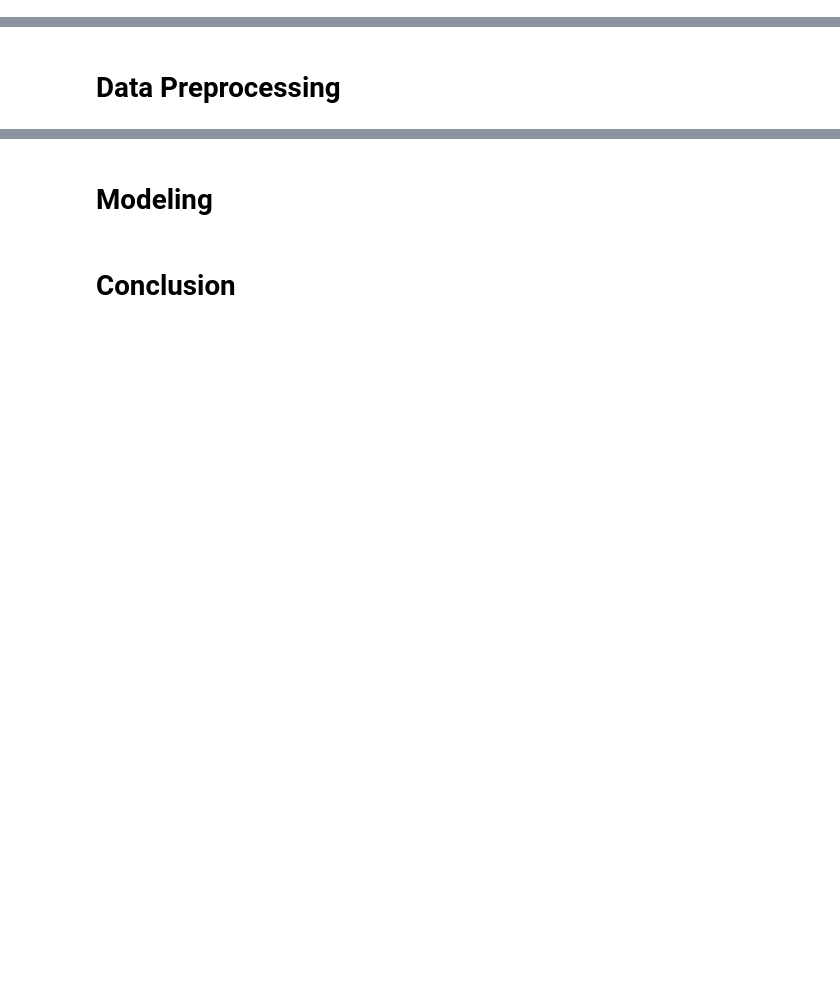
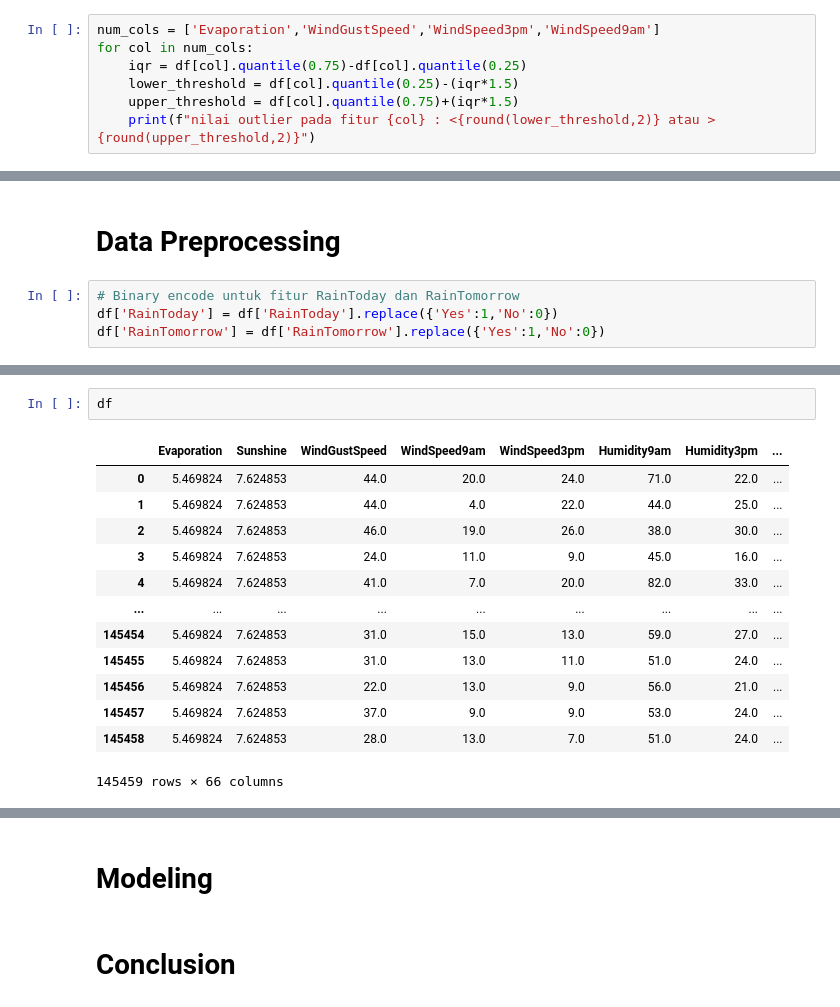
Before and after one commit to safiraauliar/FinalProject2-LogistikRegression-SVM-kelompok1, a Jupyter notebook: PYTN_KampusMerdeka_fp2.ipynb, the cells around one changed output, grey strips where cells are left out. Saved outputs shown, nothing was run; the diff lists cells and outputs as text; blank space fills up the shorter version.

```diff
--- a/PYTN_KampusMerdeka_fp2.ipynb
+++ b/PYTN_KampusMerdeka_fp2.ipynb
@@ -267,0 +399,7 @@ px.scatter(df.sample(5000), x='Temp3pm', y='Humidity3pm',
+# %%
+num_cols = ['Evaporation','WindGustSpeed','WindSpeed3pm','WindSpeed9am']
+for col in num_cols:
+    iqr = df[col].quantile(0.75)-df[col].quantile(0.25)
+    lower_threshold = df[col].quantile(0.25)-(iqr*1.5)
+    upper_threshold = df[col].quantile(0.75)+(iqr*1.5)
+    print(f"nilai outlier pada fitur {col} : <{round(lower_threshold,2)} atau >{round(upper_threshold,2)}")
@@ -268,2 +413,6 @@ px.scatter(df.sample(5000), x='Temp3pm', y='Humidity3pm',
 # %% [markdown]
 # Data Preprocessing
+# %%
+# Binary encode untuk fitur RainToday dan RainTomorrow
+df['RainToday'] = df['RainToday'].replace({'Yes':1,'No':0})
+df['RainTomorrow'] = df['RainTomorrow'].replace({'Yes':1,'No':0})
@@ -269,0 +455,16 @@ px.scatter(df.sample(5000), x='Temp3pm', y='Humidity3pm',
+# %%
+df
+# %% [output]
+|  | Evaporation | Sunshine | WindGustSpeed | WindSpeed9am | WindSpeed3pm | Humidity9am | Humidity3pm | ... |
+| 0 | 5.469824 | 7.624853 | 44.0 | 20.0 | 24.0 | 71.0 | 22.0 | ... |
+| 1 | 5.469824 | 7.624853 | 44.0 | 4.0 | 22.0 | 44.0 | 25.0 | ... |
+| 2 | 5.469824 | 7.624853 | 46.0 | 19.0 | 26.0 | 38.0 | 30.0 | ... |
+| 3 | 5.469824 | 7.624853 | 24.0 | 11.0 | 9.0 | 45.0 | 16.0 | ... |
+| 4 | 5.469824 | 7.624853 | 41.0 | 7.0 | 20.0 | 82.0 | 33.0 | ... |
+| ... | ... | ... | ... | ... | ... | ... | ... | ... |
+| 145454 | 5.469824 | 7.624853 | 31.0 | 15.0 | 13.0 | 59.0 | 27.0 | ... |
+| 145455 | 5.469824 | 7.624853 | 31.0 | 13.0 | 11.0 | 51.0 | 24.0 | ... |
+| 145456 | 5.469824 | 7.624853 | 22.0 | 13.0 | 9.0 | 56.0 | 21.0 | ... |
+| 145457 | 5.469824 | 7.624853 | 37.0 | 9.0 | 9.0 | 53.0 | 24.0 | ... |
+| 145458 | 5.469824 | 7.624853 | 28.0 | 13.0 | 7.0 | 51.0 | 24.0 | ... |
+145459 rows × 66 columns
```
Also changed, not shown: parts of 43 cells of this notebook.
